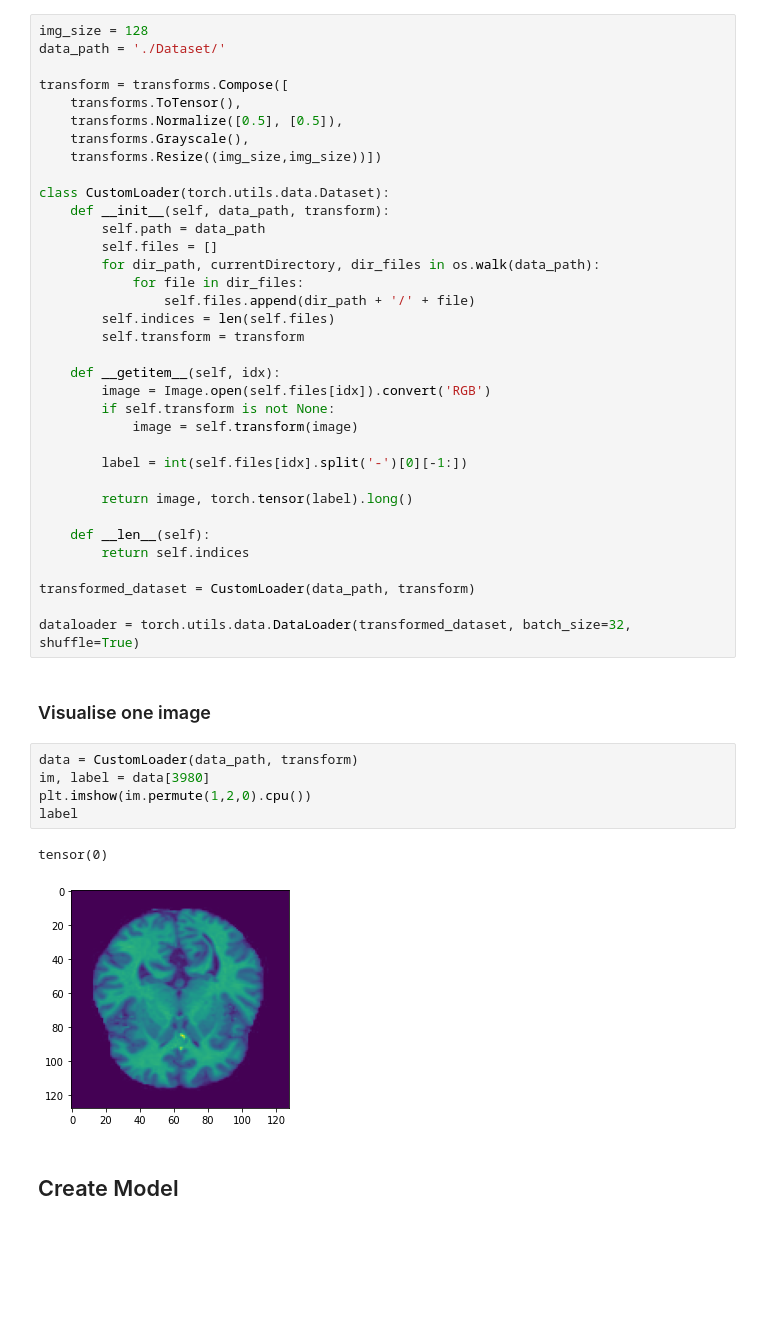
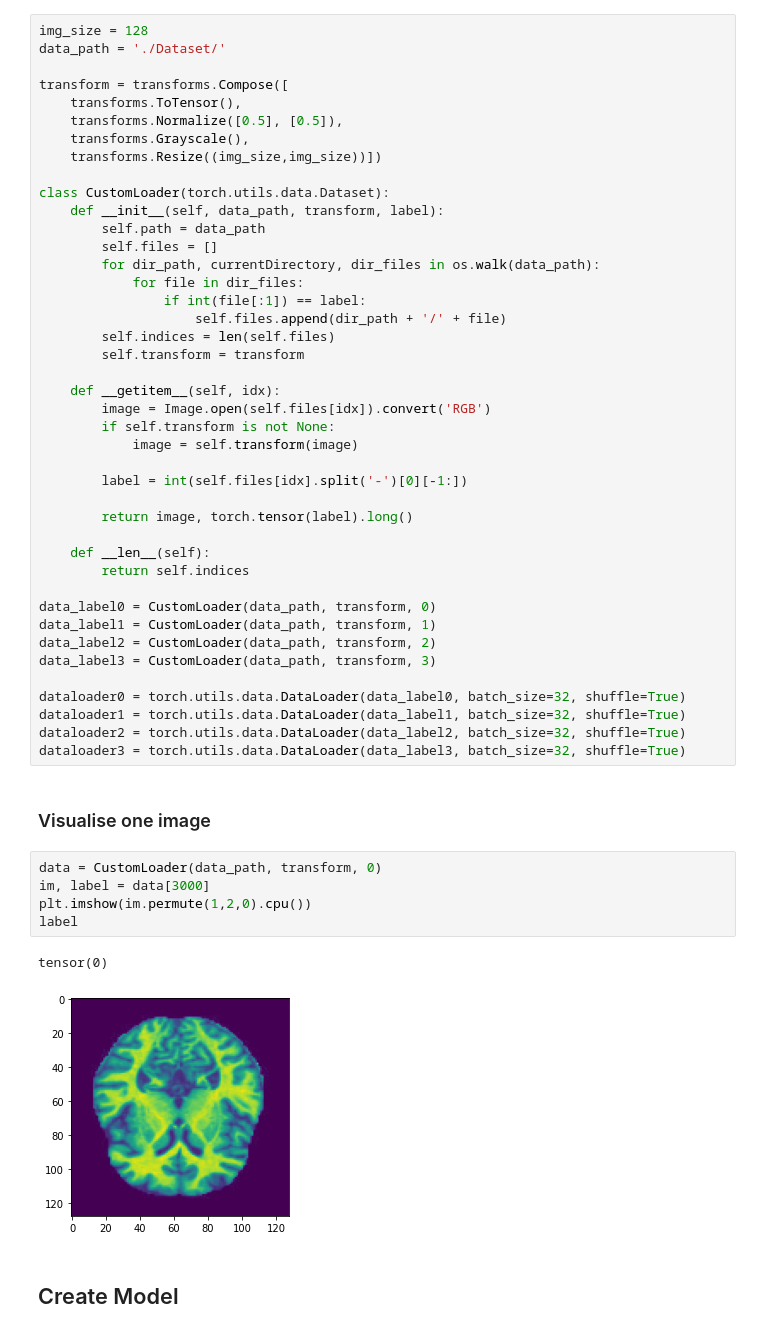
Before and after one commit to joaomsimoes/PPAI, a Jupyter notebook: image_gan.ipynb, the cells around one changed output. Cells and saved outputs as stored; diff of their text form; blank space fills up the shorter version.

```diff
--- a/image_gan.ipynb
+++ b/image_gan.ipynb
@@ -21,12 +21,13 @@ transform = transforms.Compose([
     transforms.Resize((img_size,img_size))])
 
 class CustomLoader(torch.utils.data.Dataset):
-    def __init__(self, data_path, transform):
+    def __init__(self, data_path, transform, label):
         self.path = data_path
         self.files = []
         for dir_path, currentDirectory, dir_files in os.walk(data_path):
             for file in dir_files:
-                self.files.append(dir_path + '/' + file)
+                if int(file[:1]) == label:
+                    self.files.append(dir_path + '/' + file)
         self.indices = len(self.files)
         self.transform = transform
 
@@ -42,19 +43,25 @@ class CustomLoader(torch.utils.data.Dataset):
     def __len__(self):
         return self.indices
 
-transformed_dataset = CustomLoader(data_path, transform)
+data_label0 = CustomLoader(data_path, transform, 0)
+data_label1 = CustomLoader(data_path, transform, 1)
+data_label2 = CustomLoader(data_path, transform, 2)
+data_label3 = CustomLoader(data_path, transform, 3)
 
-dataloader = torch.utils.data.DataLoader(transformed_dataset, batch_size=32, shuffle=True)
+dataloader0 = torch.utils.data.DataLoader(data_label0, batch_size=32, shuffle=True)
+dataloader1 = torch.utils.data.DataLoader(data_label1, batch_size=32, shuffle=True)
+dataloader2 = torch.utils.data.DataLoader(data_label2, batch_size=32, shuffle=True)
+dataloader3 = torch.utils.data.DataLoader(data_label3, batch_size=32, shuffle=True)
 # %% [markdown]
 ### Visualise one image
 # %%
-data = CustomLoader(data_path, transform)
-im, label = data[3980]
+data = CustomLoader(data_path, transform, 0)
+im, label = data[3000]
 plt.imshow(im.permute(1,2,0).cpu())
 label
 # %% [output]
 tensor(0)
-[figure, old version]
+[figure, new version]
 # %% [markdown]
 ## Create Model
 # %%
```
Also changed, not shown: parts of 11 cells of this notebook, 3 other files.
